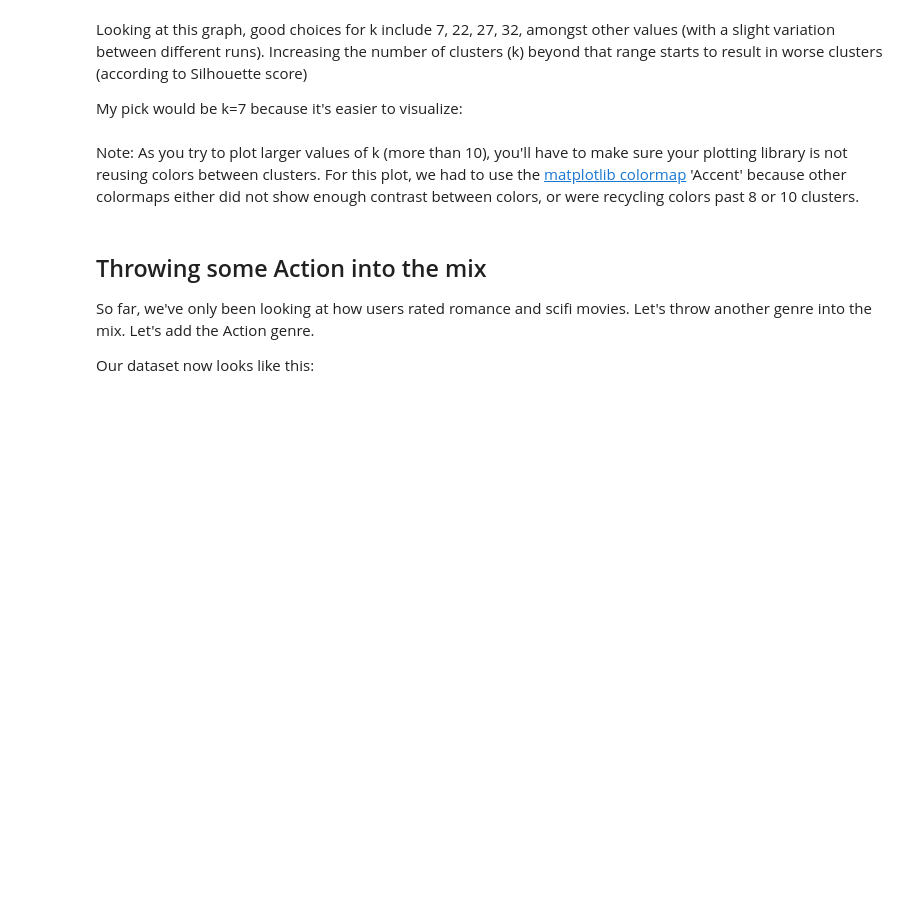
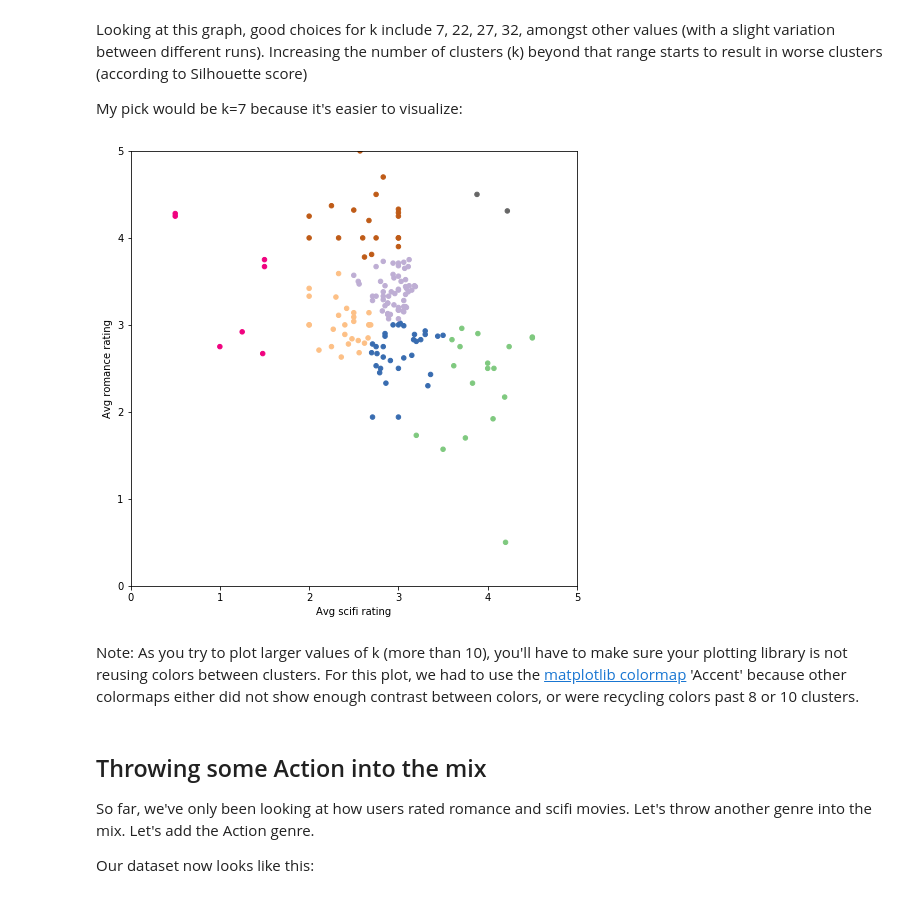
Before and after one commit to dioguima/machine-learning-exercises, a Jupyter notebook: clustering/movie_recomendation/k-means Clustering of Movie Ratings.ipynb, the cells around one changed output. Saved outputs shown, nothing was run; the diff lists cells and outputs as text; code cells hidden in the pictures; blank space fills up the shorter version.

```diff
--- a/clustering/movie_recomendation/k-means Clustering of Movie Ratings.ipynb
+++ b/clustering/movie_recomendation/k-means Clustering of Movie Ratings.ipynb
@@ -201,13 +221,15 @@ Looking at this graph, good choices for k include 7, 22, 27, 32, amongst other v
 My pick would be k=7 because it's easier to visualize:
 # %%
 # TODO: Create an instance of KMeans to find seven clusters
-kmeans_4 =
+kmeans_4 = KMeans(n_clusters = 7)
 
 # TODO: use fit_predict to cluster the dataset
-predictions_4 =
+predictions_4 = kmeans_4.fit_predict(X)
 
 # plot
 helper.draw_clusters(biased_dataset, predictions_4, cmap='Accent')
+# %% [output]
+[figure, added]
 # %% [markdown]
 Note: As you try to plot larger values of k (more than 10), you'll have to make sure your plotting library is not reusing colors between clusters. For this plot, we had to use the [matplotlib colormap](https://matplotlib.org/examples/color/colormaps_reference.html) 'Accent' because other colormaps either did not show enough contrast between colors, or were recycling colors past 8 or 10 clusters.
 # %% [markdown]
```
Also changed, not shown: parts of 7 cells of this notebook, 3 other files.
